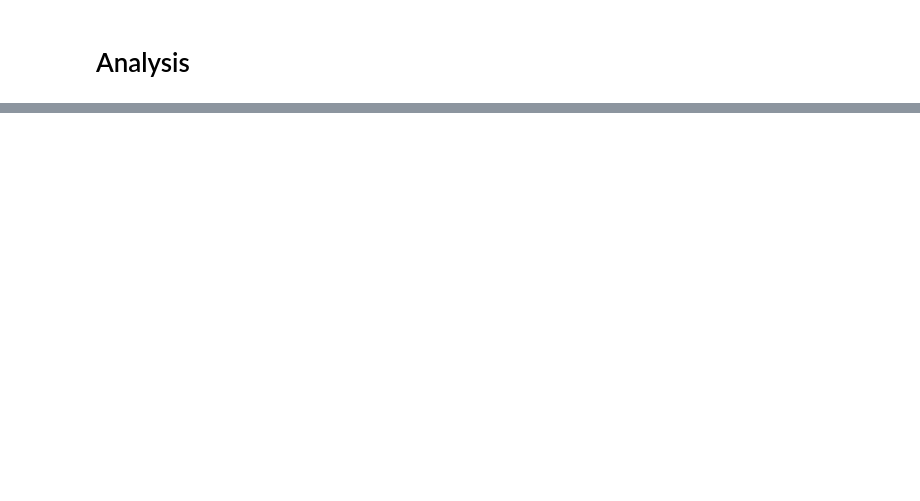
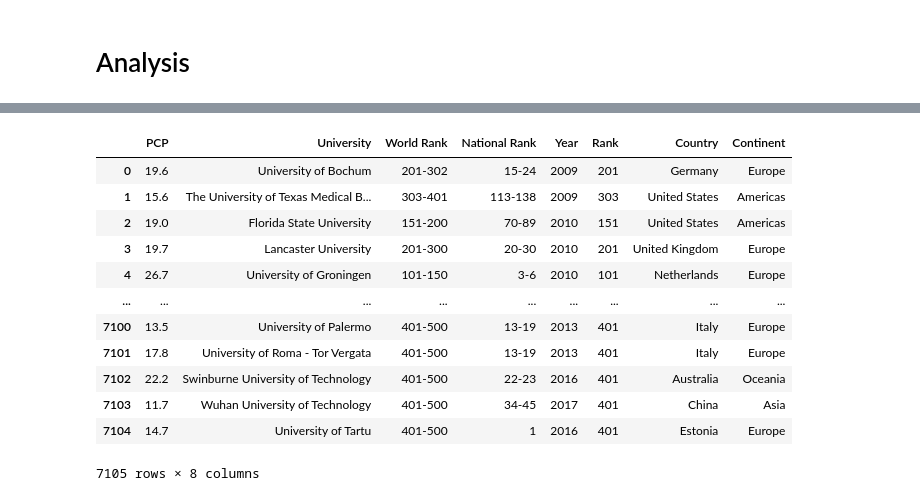
Before and after one commit to Lunczer93/Python_Project_4_World_University_Ranking, a Jupyter notebook: Python_Project_4_World_University_Ranking.ipynb, the cells around one changed output, grey strips where cells are left out. Cells and saved outputs as stored; diff of their text form; code cells hidden in the pictures; blank space fills up the shorter version.

```diff
--- a/Python_Project_4_World_University_Ranking.ipynb
+++ b/Python_Project_4_World_University_Ranking.ipynb
@@ -532,0 +596,16 @@ memory usage: 12.9+ KB
+# %%
+NewWorldUniversityRankingShanghai
+# %% [output]
+|  | PCP | University | World Rank | National Rank | Year | Rank | Country | Continent |
+| 0 | 19.6 | University of Bochum | 201-302 | 15-24 | 2009 | 201 | Germany | Europe |
+| 1 | 15.6 | The University of Texas Medical B... | 303-401 | 113-138 | 2009 | 303 | United States | Americas |
+| 2 | 19.0 | Florida State University | 151-200 | 70-89 | 2010 | 151 | United States | Americas |
+| 3 | 19.7 | Lancaster University | 201-300 | 20-30 | 2010 | 201 | United Kingdom | Europe |
+| 4 | 26.7 | University of Groningen | 101-150 | 3-6 | 2010 | 101 | Netherlands | Europe |
+| ... | ... | ... | ... | ... | ... | ... | ... | ... |
+| 7100 | 13.5 | University of Palermo | 401-500 | 13-19 | 2013 | 401 | Italy | Europe |
+| 7101 | 17.8 | University of Roma - Tor Vergata | 401-500 | 13-19 | 2013 | 401 | Italy | Europe |
+| 7102 | 22.2 | Swinburne University of Technology | 401-500 | 22-23 | 2016 | 401 | Australia | Oceania |
+| 7103 | 11.7 | Wuhan University of Technology | 401-500 | 34-45 | 2017 | 401 | China | Asia |
+| 7104 | 14.7 | University of Tartu | 401-500 | 1 | 2016 | 401 | Estonia | Europe |
+7105 rows × 8 columns
```
Also changed, not shown: parts of 27 cells of this notebook.
